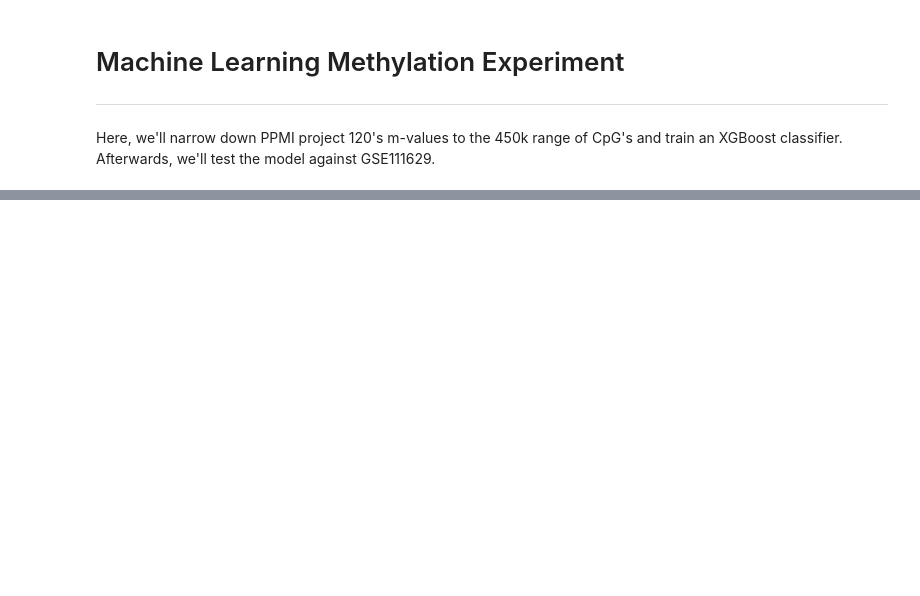
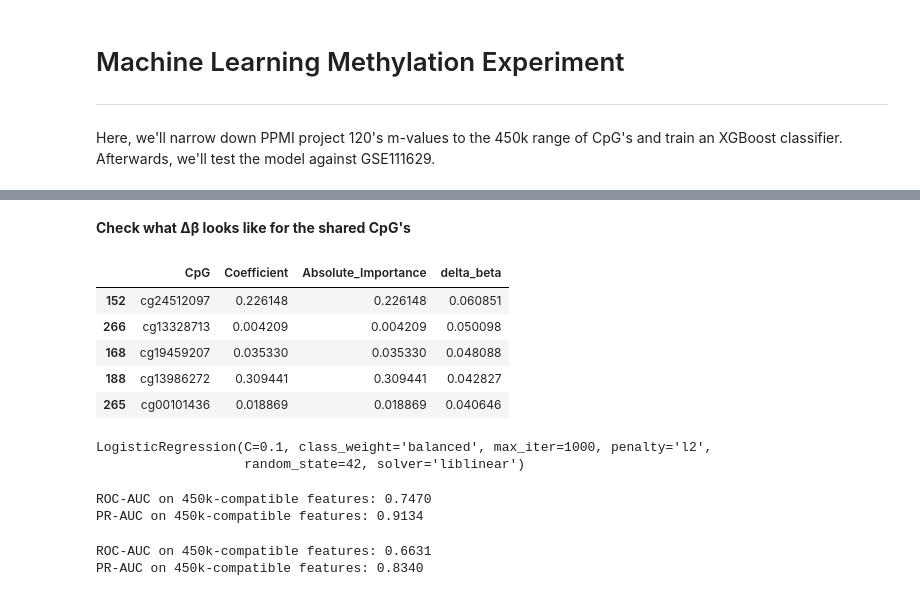
Before and after one commit to perpk/methylation-analysis, a Jupyter notebook: python/ML/methyl-ml_ppmi-vs-gse111629.ipynb, the cells around one changed output, grey strips where cells are left out. Saved outputs shown, nothing was run; the diff lists cells and outputs as text; code cells hidden in the pictures; blank space fills up the shorter version.

```diff
--- a/python/ML/methyl-ml_ppmi-vs-gse111629.ipynb
+++ b/python/ML/methyl-ml_ppmi-vs-gse111629.ipynb
@@ -123,0 +700,5 @@ Name: count, dtype: int64
+# %%
+epic_cpgs = set(final_feature_df['CpG'])
+i450k_cpgs = set(manifest_450k['Name'])
+shared_cpgs = epic_cpgs.intersection(i450k_cpgs)
+epic_only_cpgs = epic_cpgs.difference(i450k_cpgs)
@@ -123,0 +713,52 @@ Name: count, dtype: int64
+# %% [markdown]
+**Check what Δβ looks like for the shared CpG's**
+# %%
+final_feature_df[final_feature_df['CpG'].isin(shared_cpgs)].sort_values(by='delta_beta', ascending=False).head()
+# %% [output]
+|  | CpG | Coefficient | Absolute_Importance | delta_beta |
+| 152 | cg24512097 | 0.226148 | 0.226148 | 0.060851 |
+| 266 | cg13328713 | 0.004209 | 0.004209 | 0.050098 |
+| 168 | cg19459207 | 0.035330 | 0.035330 | 0.048088 |
+| 188 | cg13986272 | 0.309441 | 0.309441 | 0.042827 |
+| 265 | cg00101436 | 0.018869 | 0.018869 | 0.040646 |
+# %%
+X_pd_ppmi_subset = X_pd_ppmi[X_pd_ppmi.columns.intersection(shared_cpgs)]
+X_pd_ppmi_subset_np = X_pd_ppmi_subset.to_numpy(dtype="float32")
+
+X_train, X_test, Y_train, Y_test = train_test_split(X_pd_ppmi_subset_np, Y_ppmi, test_size=0.2, random_state=42)
+
+final_scaler = StandardScaler()
+
+X_train_scaled = final_scaler.fit_transform(X_train)
+X_test_scaled = final_scaler.transform(X_test)
+
+model = LogisticRegression(
+    penalty='l2', C=0.1, class_weight='balanced',
+    solver='liblinear', max_iter=1000, random_state=42
+)
+model.fit(X_train_scaled, Y_train)
+# %% [output]
+LogisticRegression(C=0.1, class_weight='balanced', max_iter=1000, penalty='l2',
+                   random_state=42, solver='liblinear')
+# %%
+pred = model.predict_proba(X_test_scaled)[:, 1]
+
+auc_roc = roc_auc_score(Y_test, pred)
+auc_pr = average_precision_score(Y_test, pred)
+
+print(f"ROC-AUC on 450k-compatible features: {auc_roc:.4f}")
+print(f"PR-AUC on 450k-compatible features: {auc_pr:.4f}")
+# %% [output]
+ROC-AUC on 450k-compatible features: 0.7470
+PR-AUC on 450k-compatible features: 0.9134
+# %%
+pred = model.predict(X_test_scaled)
+
+auc_roc = roc_auc_score(Y_test, pred)
+auc_pr = average_precision_score(Y_test, pred)
+
+print(f"ROC-AUC on 450k-compatible features: {auc_roc:.4f} ")
+print(f"PR-AUC on 450k-compatible features: {auc_pr:.4f}")
+# %% [output]
+ROC-AUC on 450k-compatible features: 0.6631
+PR-AUC on 450k-compatible features: 0.8340
```
Also changed, not shown: parts of 20 cells of this notebook, 6 other files.
